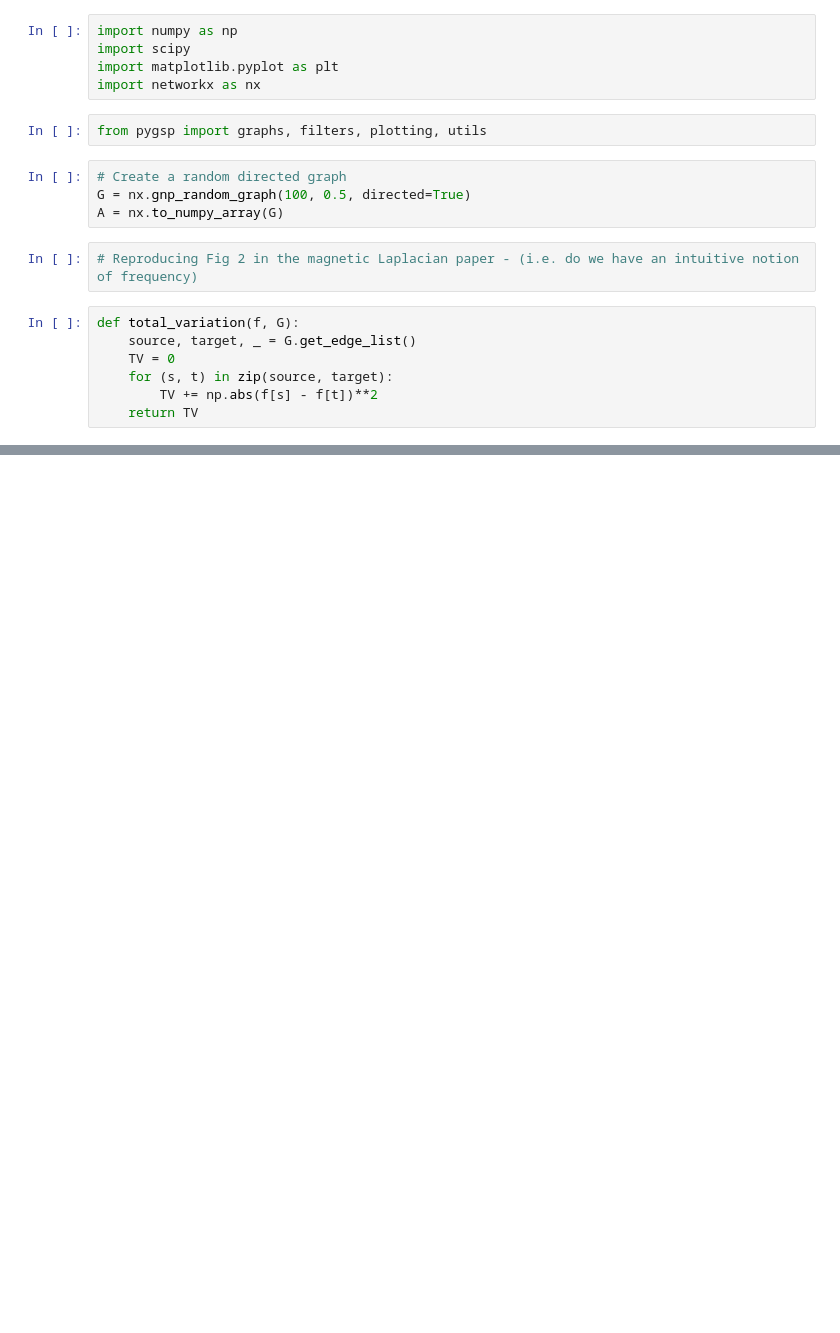
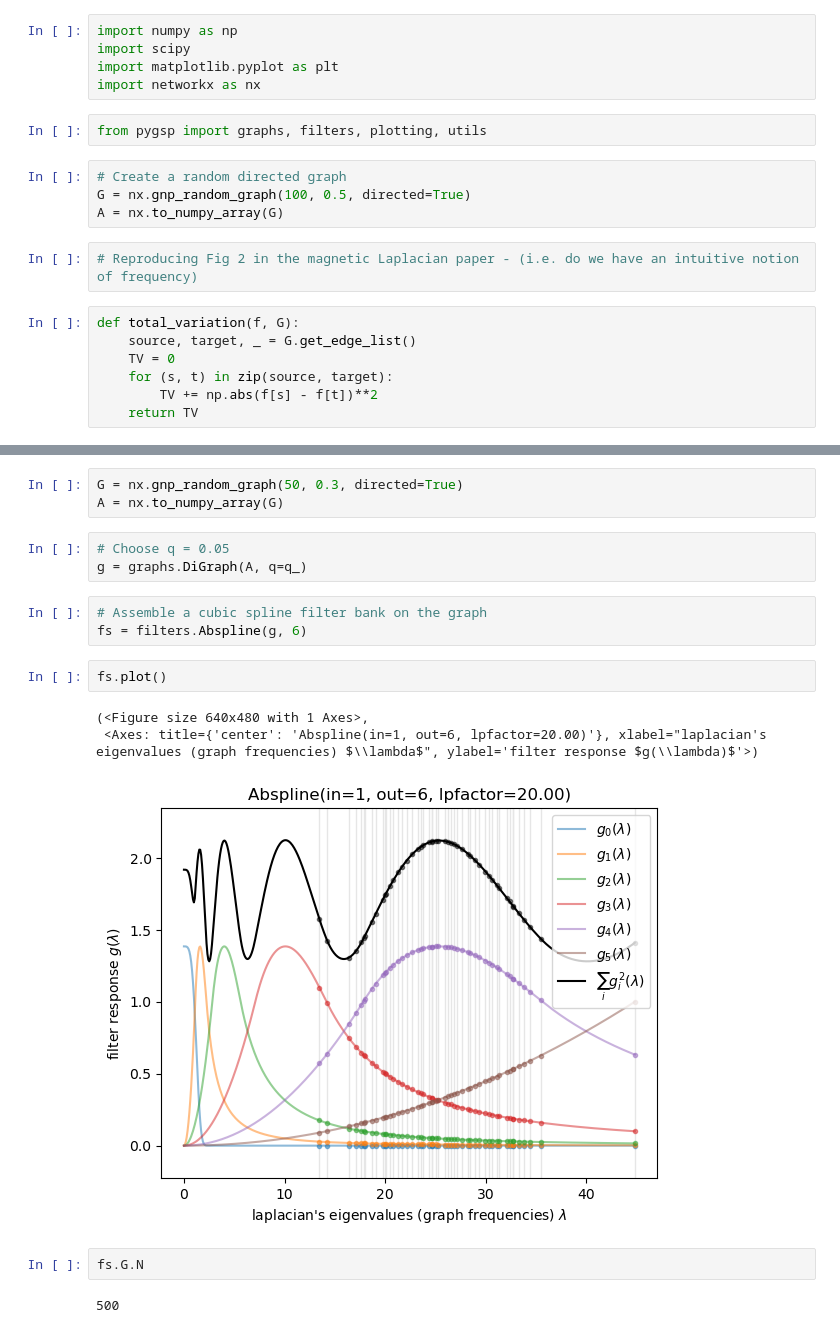
Before and after one commit to akumar01/pygsp, a Jupyter notebook: test_digraph_wv.ipynb, the cells around one changed output, grey strips where cells are left out. Saved outputs shown, nothing was run; the diff lists cells and outputs as text; blank space fills up the shorter version.

Commit message:
testing digraph filters and trying to match frame bounds

```diff
--- a/test_digraph_wv.ipynb
+++ b/test_digraph_wv.ipynb
@@ -103,0 +76,19 @@ np.arccos(1 - 2/49)/(2 * np.pi)
+# %%
+G = nx.gnp_random_graph(50, 0.3, directed=True)
+A = nx.to_numpy_array(G)
+# %%
+# Choose q = 0.05
+g = graphs.DiGraph(A, q=q_)
+# %%
+# Assemble a cubic spline filter bank on the graph
+fs = filters.Abspline(g, 6)
+# %%
+fs.plot()
+# %% [output]
+(<Figure size 640x480 with 1 Axes>,
+ <Axes: title={'center': 'Abspline(in=1, out=6, lpfactor=20.00)'}, xlabel="laplacian's eigenvalues (graph frequencies) $\\lambda$", ylabel='filter response $g(\\lambda)$'>)
+[figure, added]
+# %%
+fs.G.N
+# %% [output]
+500
```
Also changed, not shown: parts of 26 cells of this notebook, 2 other files.
